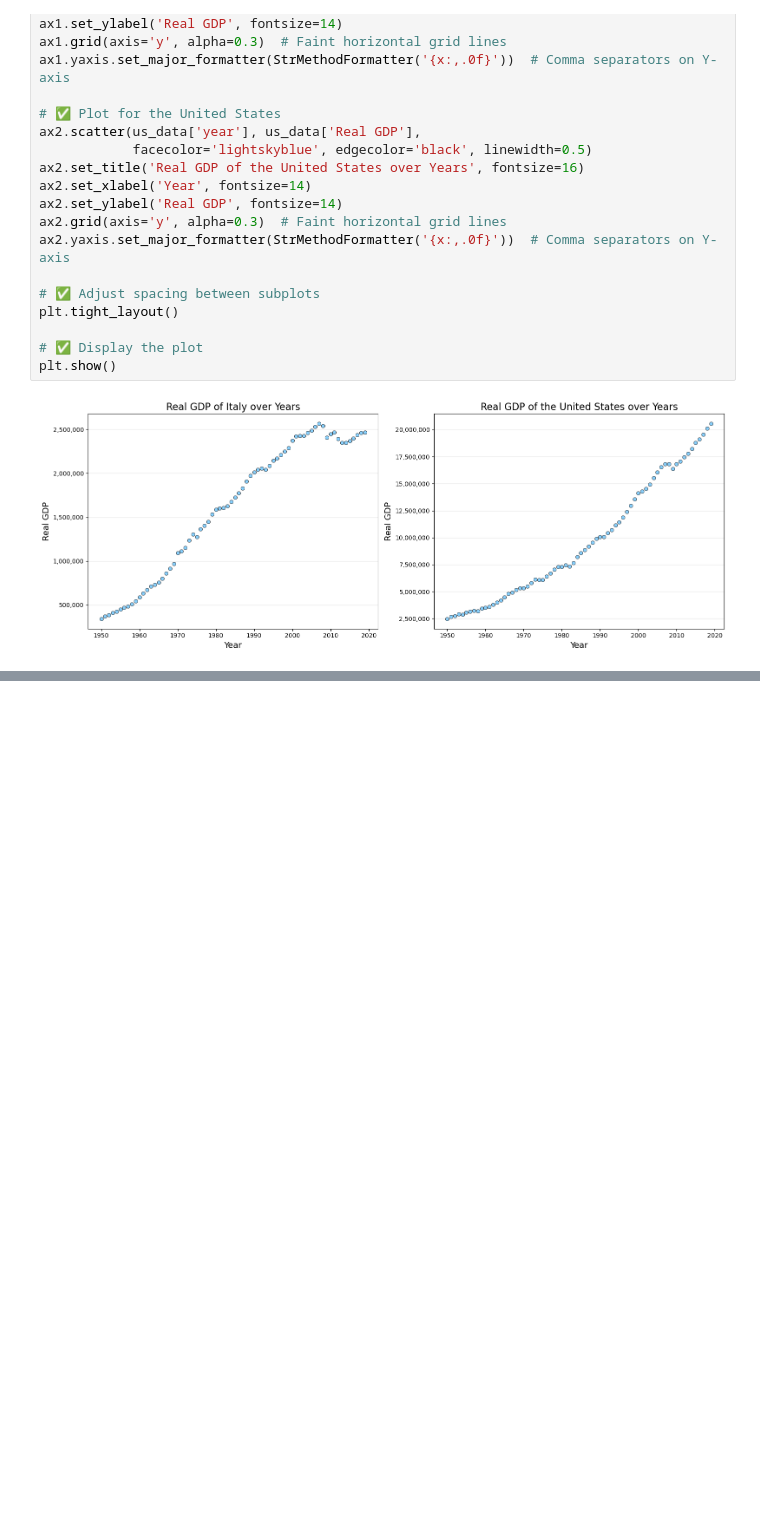
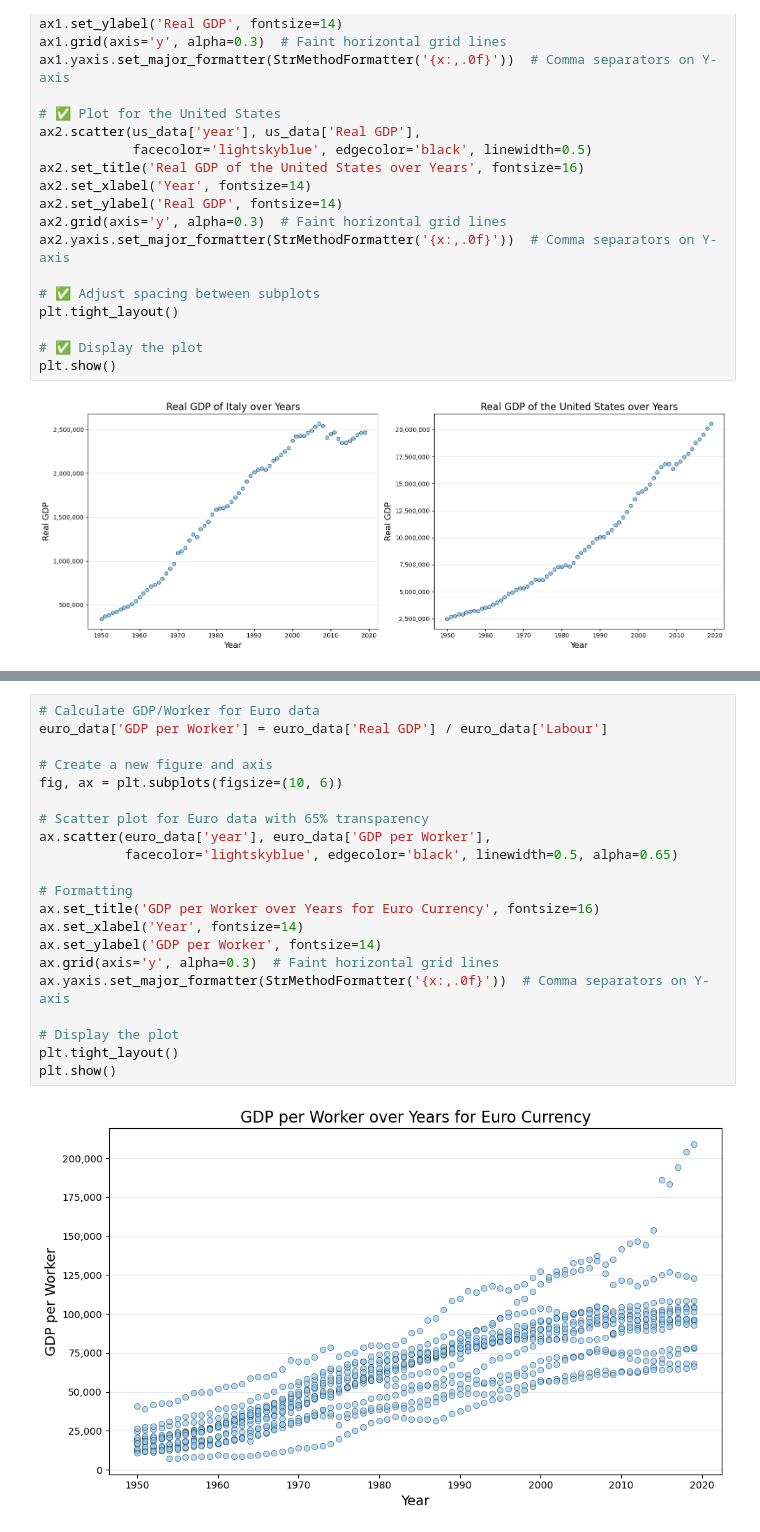
Before and after one commit to khwaish-aggarwal/EC1B1_mini_project, a Jupyter notebook: code/data_visualisations.ipynb, the cells around one changed output, grey strips where cells are left out. Cells and saved outputs as stored; diff of their text form; blank space fills up the shorter version.

```diff
--- a/code/data_visualisations.ipynb
+++ b/code/data_visualisations.ipynb
@@ -39,0 +149,23 @@ plt.show()
+# %%
+# Calculate GDP/Worker for Euro data
+euro_data['GDP per Worker'] = euro_data['Real GDP'] / euro_data['Labour']
+
+# Create a new figure and axis
+fig, ax = plt.subplots(figsize=(10, 6))
+
+# Scatter plot for Euro data with 65% transparency
+ax.scatter(euro_data['year'], euro_data['GDP per Worker'],
+           facecolor='lightskyblue', edgecolor='black', linewidth=0.5, alpha=0.65)
+
+# Formatting
+ax.set_title('GDP per Worker over Years for Euro Currency', fontsize=16)
+ax.set_xlabel('Year', fontsize=14)
+ax.set_ylabel('GDP per Worker', fontsize=14)
+ax.grid(axis='y', alpha=0.3)  # Faint horizontal grid lines
+ax.yaxis.set_major_formatter(StrMethodFormatter('{x:,.0f}'))  # Comma separators on Y-axis
+
+# Display the plot
+plt.tight_layout()
+plt.show()
+# %% [output]
+[figure, added]
```
Also changed, not shown: parts of 6 cells of this notebook, 1 other file.
